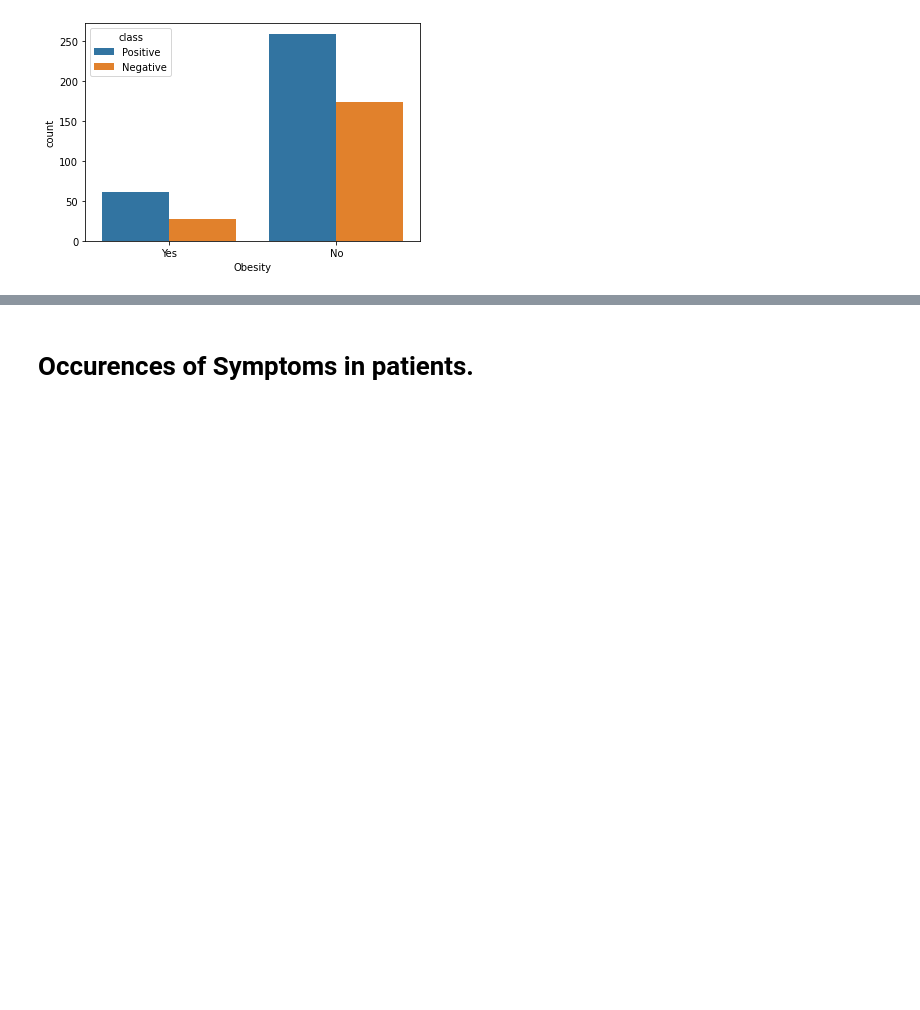
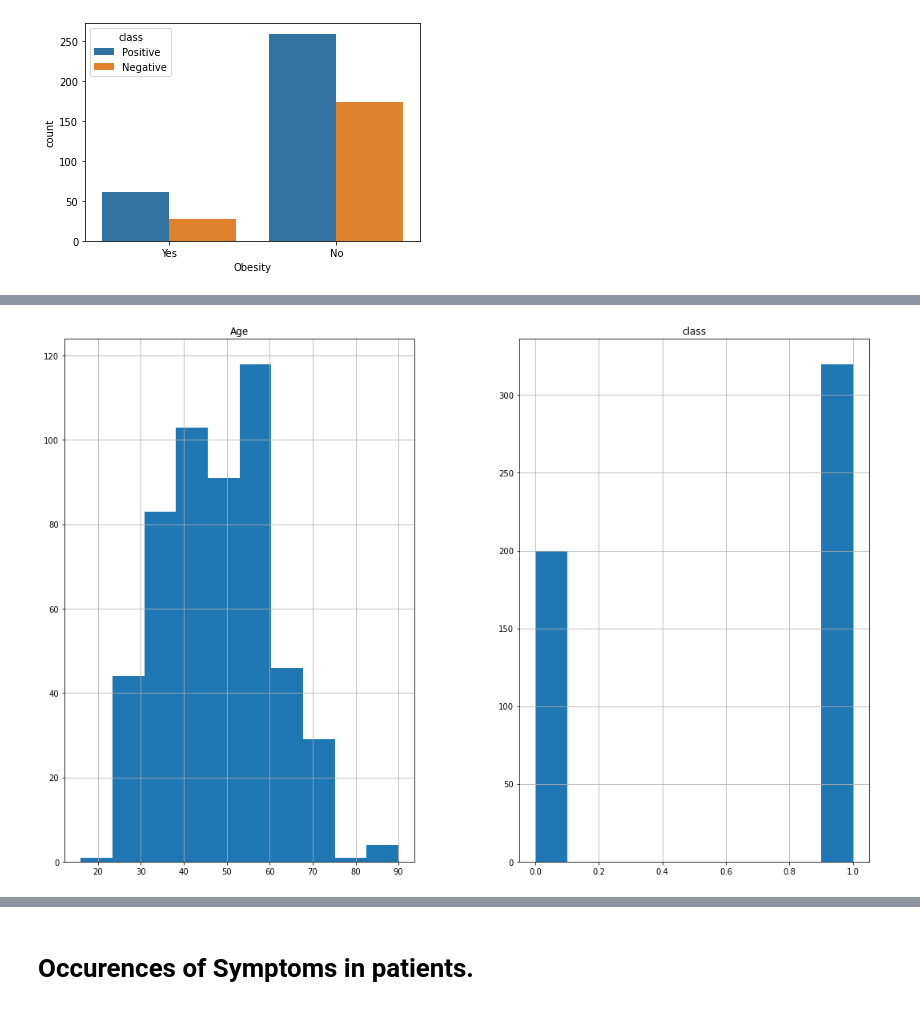
Before and after one commit to Group4Day2019/Diabetes-disease-prediction-uisng-a-web-tool, a Jupyter notebook: Diabetes_disease_prediction.ipynb, the cells around one changed output, grey strips where cells are left out. Drawn from its saved outputs; the diff is of its cells as text; code cells hidden in the pictures; blank space fills up the shorter version.

```diff
--- a/Diabetes_disease_prediction.ipynb
+++ b/Diabetes_disease_prediction.ipynb
@@ -346,0 +359,5 @@ cm = sns.light_palette("red", as_cmap=True)
+# %%
+df.hist(figsize=(18,12))
+plt.show()
+# %% [output]
+[figure, added]
```
Also changed, not shown: parts of 61 cells of this notebook.
